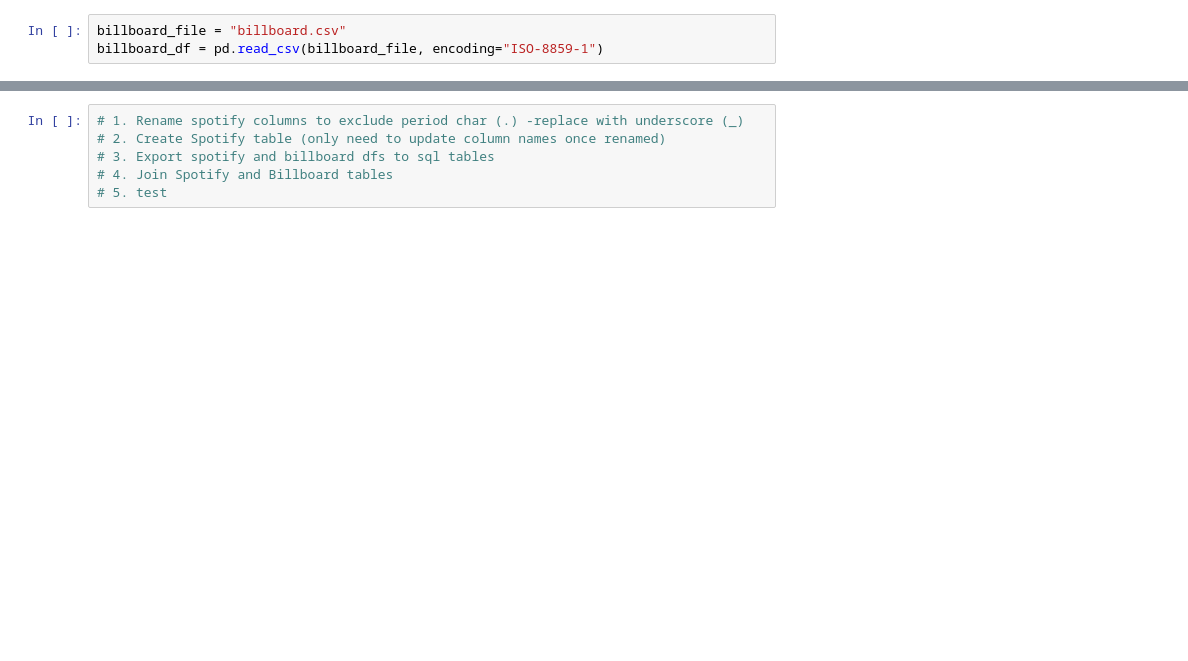
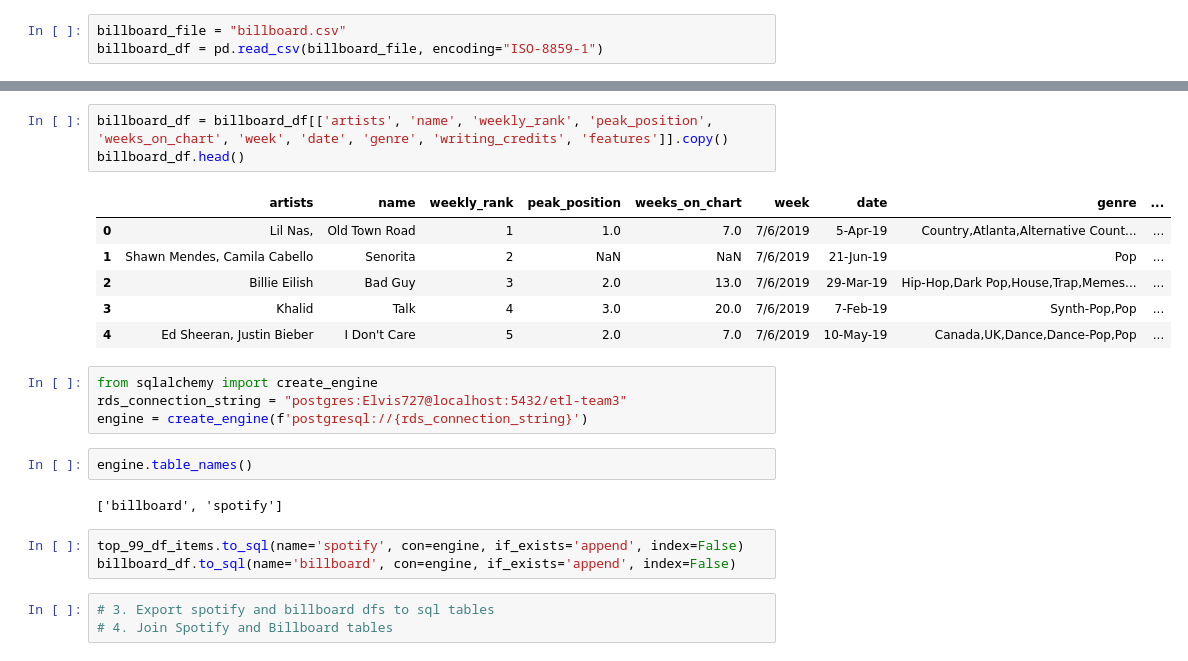
Before and after one commit to ybriyoon/ETL_Processing, a Jupyter notebook: ETL_Project.ipynb, the cells around one changed output, grey strips where cells are left out. Drawn from its saved outputs; the diff is of its cells as text; blank space fills up the shorter version.

```diff
--- a/ETL_Project.ipynb
+++ b/ETL_Project.ipynb
@@ -121,6 +118,24 @@ billboard_df.head()
+# %%
+billboard_df = billboard_df[['artists', 'name', 'weekly_rank', 'peak_position', 'weeks_on_chart', 'week', 'date', 'genre', 'writing_credits', 'features']].copy()
+billboard_df.head()
+# %% [output]
+|  | artists | name | weekly_rank | peak_position | weeks_on_chart | week | date | genre | ... |
+| 0 | Lil Nas, | Old Town Road | 1 | 1.0 | 7.0 | 7/6/2019 | 5-Apr-19 | Country,Atlanta,Alternative Count... | ... |
+| 1 | Shawn Mendes, Camila Cabello | Senorita | 2 | NaN | NaN | 7/6/2019 | 21-Jun-19 | Pop | ... |
+| 2 | Billie Eilish | Bad Guy | 3 | 2.0 | 13.0 | 7/6/2019 | 29-Mar-19 | Hip-Hop,Dark Pop,House,Trap,Memes... | ... |
+| 3 | Khalid | Talk | 4 | 3.0 | 20.0 | 7/6/2019 | 7-Feb-19 | Synth-Pop,Pop | ... |
+| 4 | Ed Sheeran, Justin Bieber | I Don't Care | 5 | 2.0 | 7.0 | 7/6/2019 | 10-May-19 | Canada,UK,Dance,Dance-Pop,Pop | ... |
+# %%
+from sqlalchemy import create_engine
+rds_connection_string = "postgres:Elvis727@localhost:5432/etl-team3"
+engine = create_engine(f'postgresql://{rds_connection_string}')
+# %%
+engine.table_names()
+# %% [output]
+['billboard', 'spotify']
+# %%
+top_99_df_items.to_sql(name='spotify', con=engine, if_exists='append', index=False)
+billboard_df.to_sql(name='billboard', con=engine, if_exists='append', index=False)
 # %%
-# 1. Rename spotify columns to exclude period char (.) -replace with underscore (_)
-# 2. Create Spotify table (only need to update column names once renamed)
 # 3. Export spotify and billboard dfs to sql tables
 # 4. Join Spotify and Billboard tables
-# 5. test
```
Also changed, not shown: parts of 10 cells of this notebook, 1 other file.
